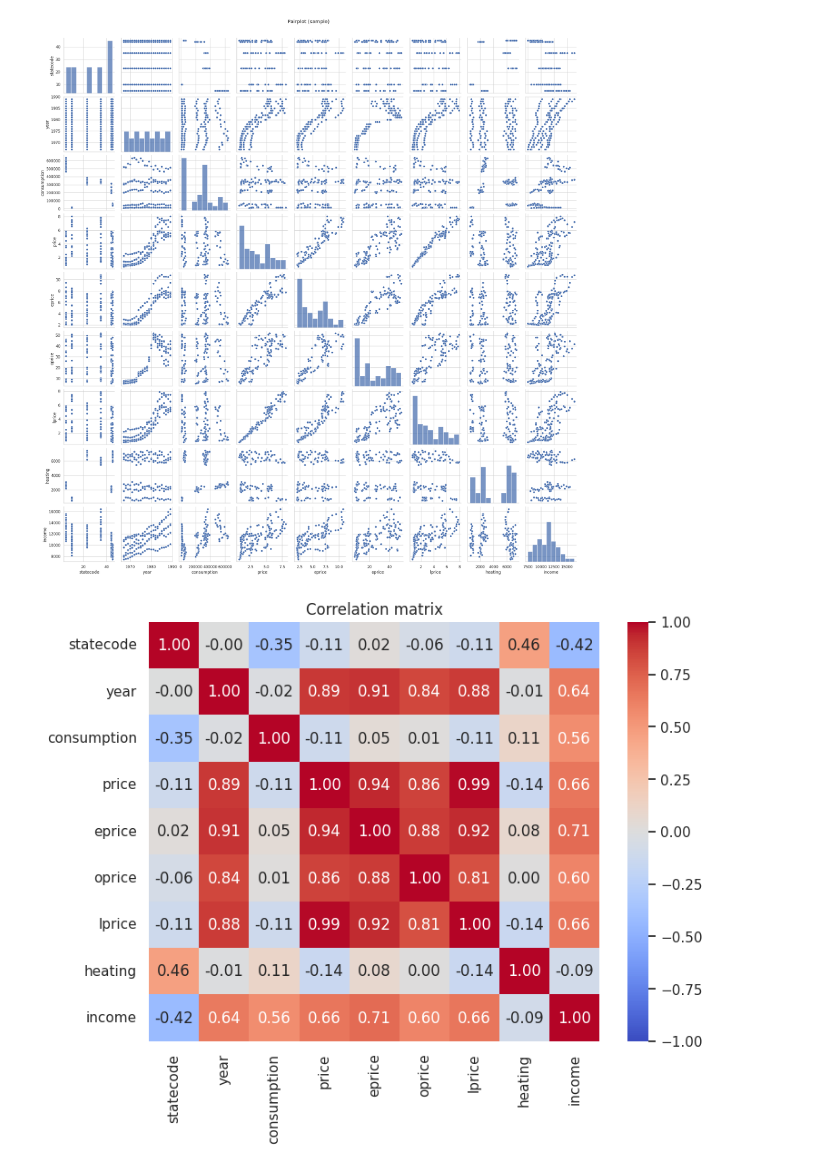
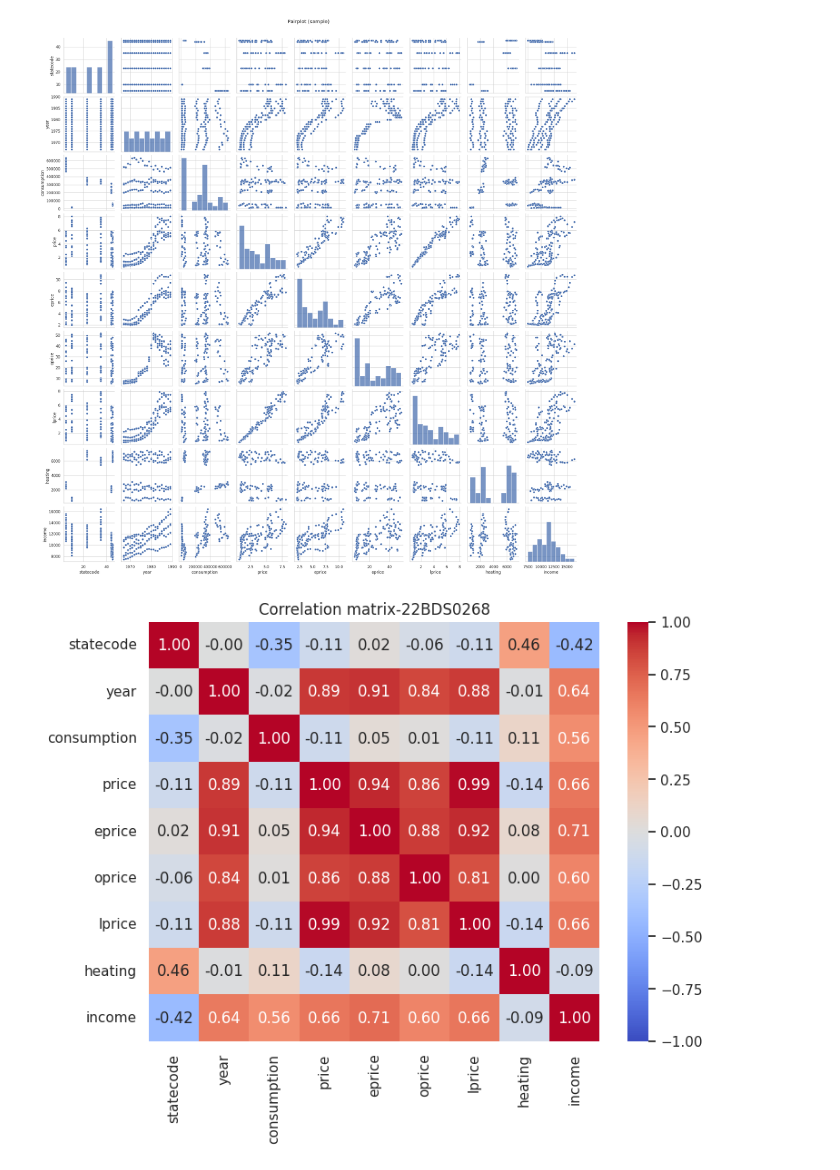
Before and after one commit to Ramit28/22BDS0268, a Jupyter notebook: 22BDS0268.ipynb, the cells around one changed output. Cells and saved outputs as stored; diff of their text form; code cells hidden in the pictures.

```diff
--- a/22BDS0268.ipynb
+++ b/22BDS0268.ipynb
@@ -439,12 +439,12 @@ if len(num2) >= 2:
 # %%
 # correlation heatmap (numeric)
 corr = df[num2].corr()
 plt.figure(figsize=(8,6))
 sns.heatmap(corr, annot=True, fmt=".2f", cmap='coolwarm', vmin=-1, vmax=1)
-plt.title("Correlation matrix")
+plt.title("Correlation matrix-22BDS0268")
 plt.show()
 # %% [output]
-[figure, old version]
+[figure, new version]
 # %%
 # numerical vs categorical: boxplots of numeric by state
 if 'state' in df.columns and 'consumption' in df.columns:
```
Also changed, not shown: parts of 7 cells of this notebook.
